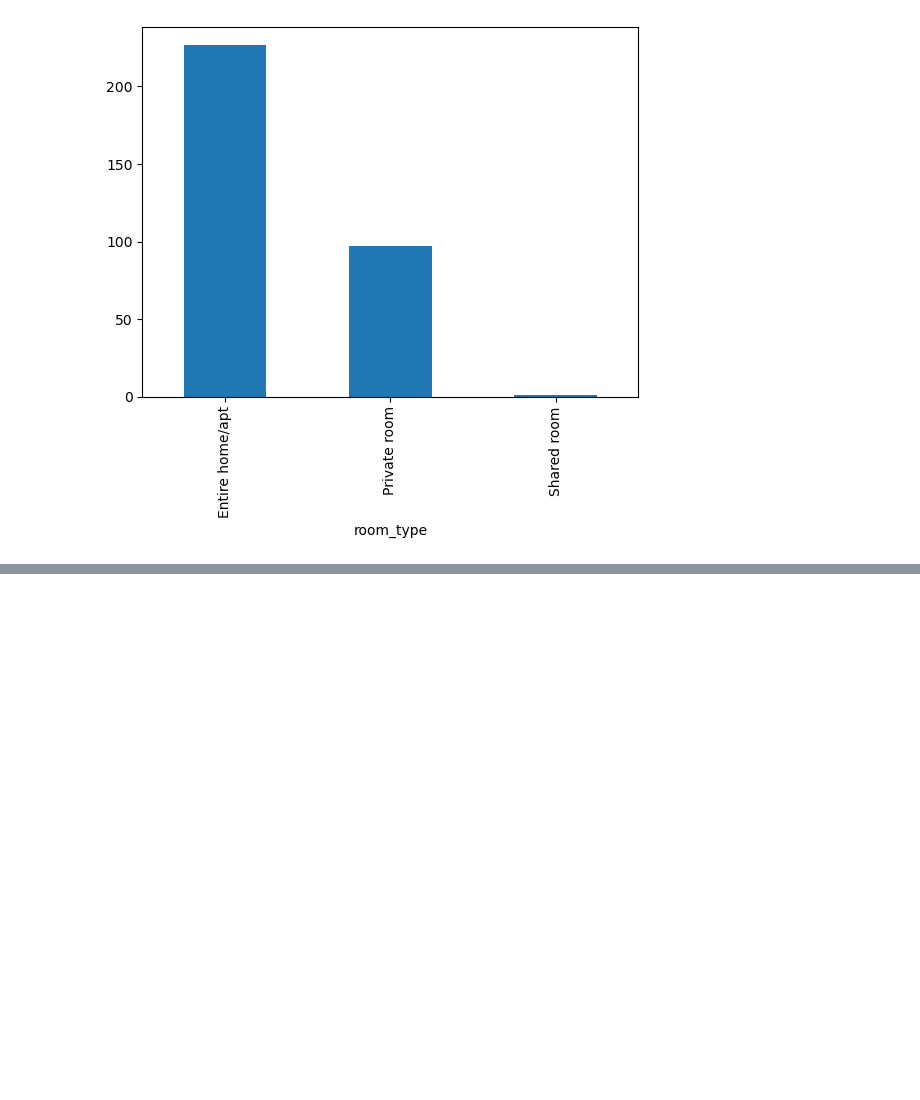
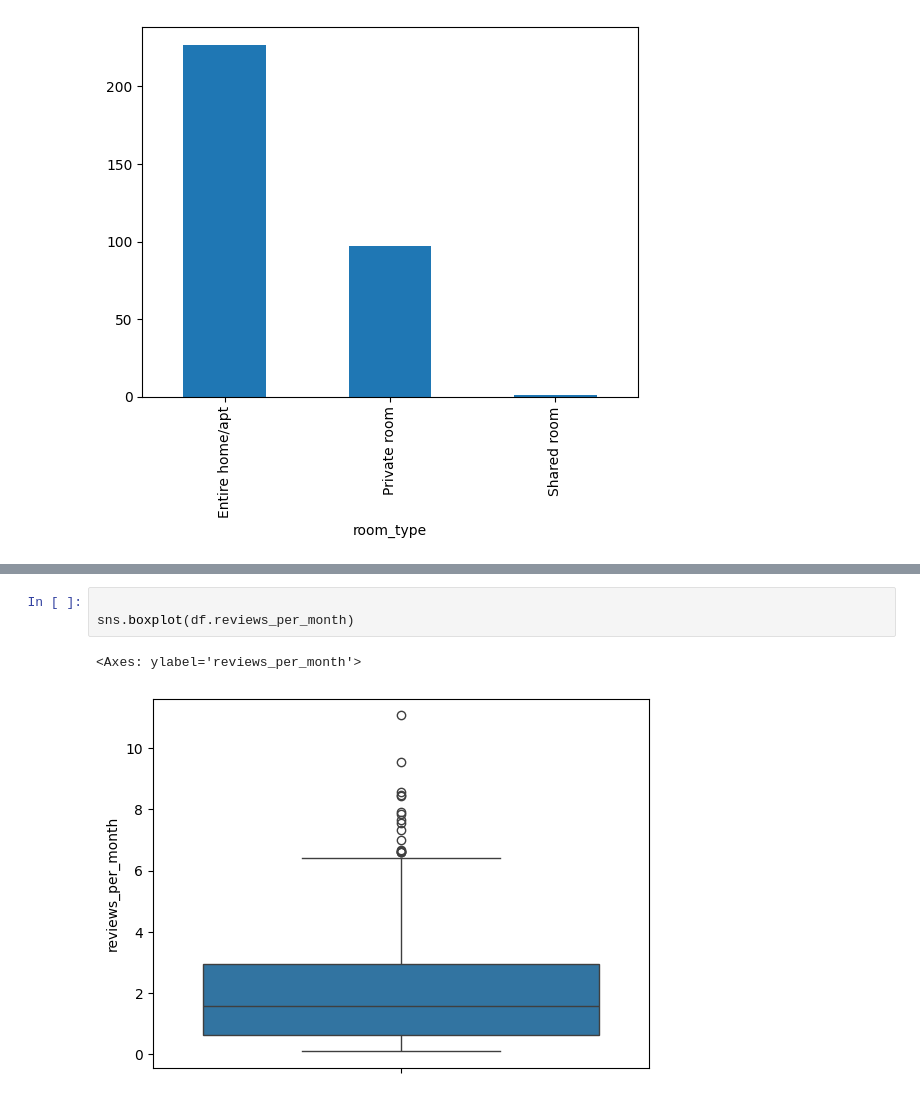
Before and after one commit to ABDULLAHHG/Airbnb-Listing, a Jupyter notebook: Untitled.ipynb, the cells around one changed output, grey strips where cells are left out. Saved outputs shown, nothing was run; the diff lists cells and outputs as text; blank space fills up the shorter version.

```diff
--- a/Untitled.ipynb
+++ b/Untitled.ipynb
@@ -114,0 +167,6 @@ df.room_type.value_counts().plot(kind = "bar")
+# %%
+
+sns.boxplot(df.reviews_per_month)
+# %% [output]
+<Axes: ylabel='reviews_per_month'>
+[figure, added]
```
Also changed, not shown: parts of 7 cells of this notebook.
